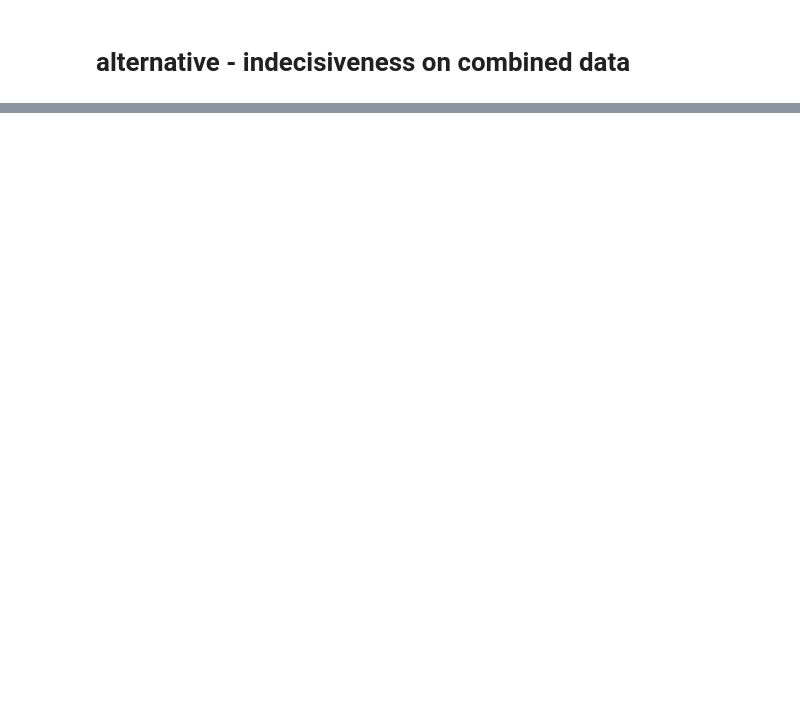
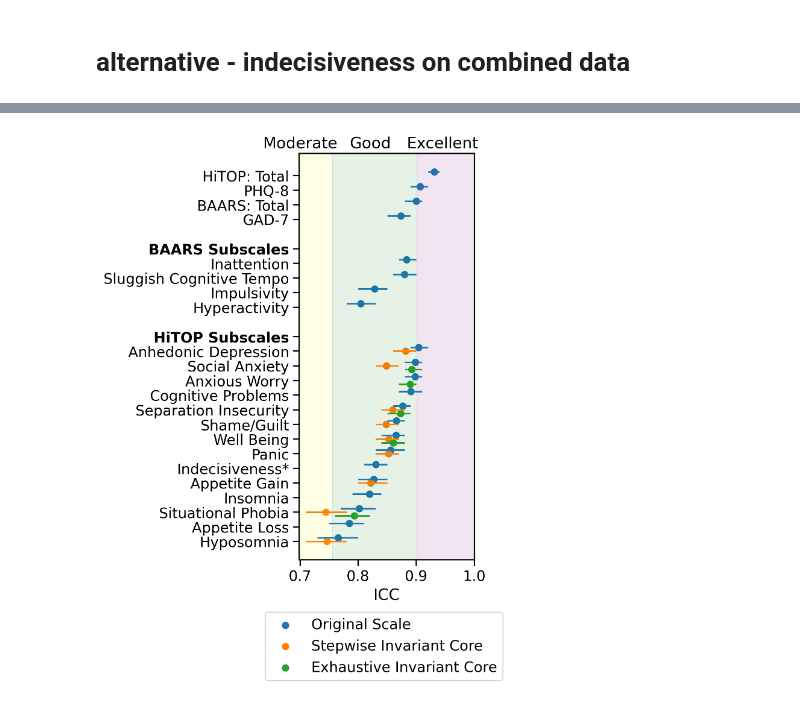
Before and after one commit to Shotgunosine/HiTOP, a Jupyter notebook: notebooks/NB_icc_plots.ipynb, the cells around one changed output, grey strips where cells are left out. Cells and saved outputs as stored; diff of their text form; code cells hidden in the pictures; blank space fills up the shorter version.

```diff
--- a/notebooks/NB_icc_plots.ipynb
+++ b/notebooks/NB_icc_plots.ipynb
@@ -254,0 +291,18 @@ Text(0.5, 0, 'ICC')
+# %%
+    full_scales = pd.read_csv(icc_dir / 'result_ICC_origscales_combined.csv')
+
+    iccs = full_scales.merge(cores, how='outer', on='Measure', suffixes=['_fs', '_ic'])
+    iccs = iccs.sort_values('ICC_fs').reset_index(drop=True)
+    iccs['full_scale_invariant'] = iccs.ICC_ic.isnull()
+
+    iccs['measure_toplot'] = iccs.Measure.replace(measure_dict)
+    iccs['plotting_order'] = iccs.Measure.replace(order_dict)
+
+    labels_df = pd.DataFrame(
+        [{'measure_toplot': 'HiTOP Subscales', 'plotting_order':16},
+         {'measure_toplot': 'BAARS Subscales', 'plotting_order':22},
+        ]
+    )
+    iccs = pd.concat([iccs, labels_df])
+    iccs = iccs.sort_values('plotting_order', ascending=False).reset_index(drop=True)
+    iccs['plotting_order'] *= 4
@@ -254,0 +330,56 @@ Text(0.5, 0, 'ICC')
+# %%
+with sns.plotting_context('notebook', font_scale=1.25):
+    full_scales = pd.read_csv(icc_dir / 'result_ICC_origscales_combined.csv')
+
+    iccs = full_scales.merge(cores, how='outer', on='Measure', suffixes=['_fs', '_ic'])
+    iccs = iccs.sort_values('ICC_fs').reset_index(drop=True)
+    iccs['full_scale_invariant'] = iccs.ICC_ic.isnull()
+
+    iccs['measure_toplot'] = iccs.Measure.replace(measure_dict)
+    iccs['plotting_order'] = iccs.Measure.replace(order_dict)
+
+    labels_df = pd.DataFrame(
+        [{'measure_toplot': 'HiTOP Subscales', 'plotting_order':16},
+         {'measure_toplot': 'BAARS Subscales', 'plotting_order':22},
+        ]
+    )
+    iccs = pd.concat([iccs, labels_df])
+    iccs = iccs.sort_values('plotting_order', ascending=False).reset_index(drop=True)
+    iccs['plotting_order'] *= 4
+
+    # I don't think we need the exhuastive core for panic
+    iccs.loc[iccs.Measure == 'hitop_panic', ['ICC_ex', 'uci_ex', 'lci_ex']] = np.nan
+
+    offset = 1
+    fig, ax = plt.subplots(1,figsize=(3,7), dpi=250)
+    ax.scatter(iccs.ICC_fs, iccs.plotting_order+offset, label='Original Scale')
+    ax.set_yticks(iccs.plotting_order.values.astype(float))
+    ax.set_yticklabels(iccs.measure_toplot)
+    ax.hlines(iccs.plotting_order+offset, iccs.lci_fs, iccs.uci_fs)
+
+    ax.scatter(iccs.ICC_ic, iccs.plotting_order, color=sns.color_palette()[1], label='Stepwise Invariant Core')
+    ax.hlines(iccs.plotting_order, iccs.lci_ic, iccs.uci_ic, color=sns.color_palette()[1])
+
+    ax.scatter(iccs.ICC_ex, iccs.plotting_order-offset, color=sns.color_palette()[2], label='Exhaustive Invariant Core')
+    ax.hlines(iccs.plotting_order-offset, iccs.lci_ex, iccs.uci_ex, color=sns.color_palette()[2])
+
+    ax.get_ymajorticklabels()[4].set_weight('bold')
+    ax.get_ymajorticklabels()[9].set_weight('bold')
+
+    ylim = ax.get_ylim()
+    xlim = ax.get_xlim()
+    ax.fill_betweenx(ylim,[0.5, 0.5] ,[0.75, 0.75], color='yellow', alpha=0.1)
+    ax.fill_betweenx(ylim,[0.755, 0.755] ,[0.9, 0.9], color='green', alpha=0.1)
+    ax.fill_betweenx(ylim,[0.902, 0.902] ,[1, 1], color='purple', alpha=0.1)
+
+
+    ax.set_ylim(ylim)
+    ax.set_xlim((xlim[0], 1))
+
+    fig.legend(loc='upper center', bbox_to_anchor=(0.5, 0.025), ncols=1)
+    fig.text(0.13, 0.89, 'Moderate', ha='center')
+    fig.text(0.44, 0.89, 'Good', ha='center')
+    fig.text(0.76, 0.89, 'Excellent', ha='center')
+    ax.set_xlabel('ICC')
+# %% [output]
+[figure, added]
```
Also changed, not shown: parts of 15 cells of this notebook.
